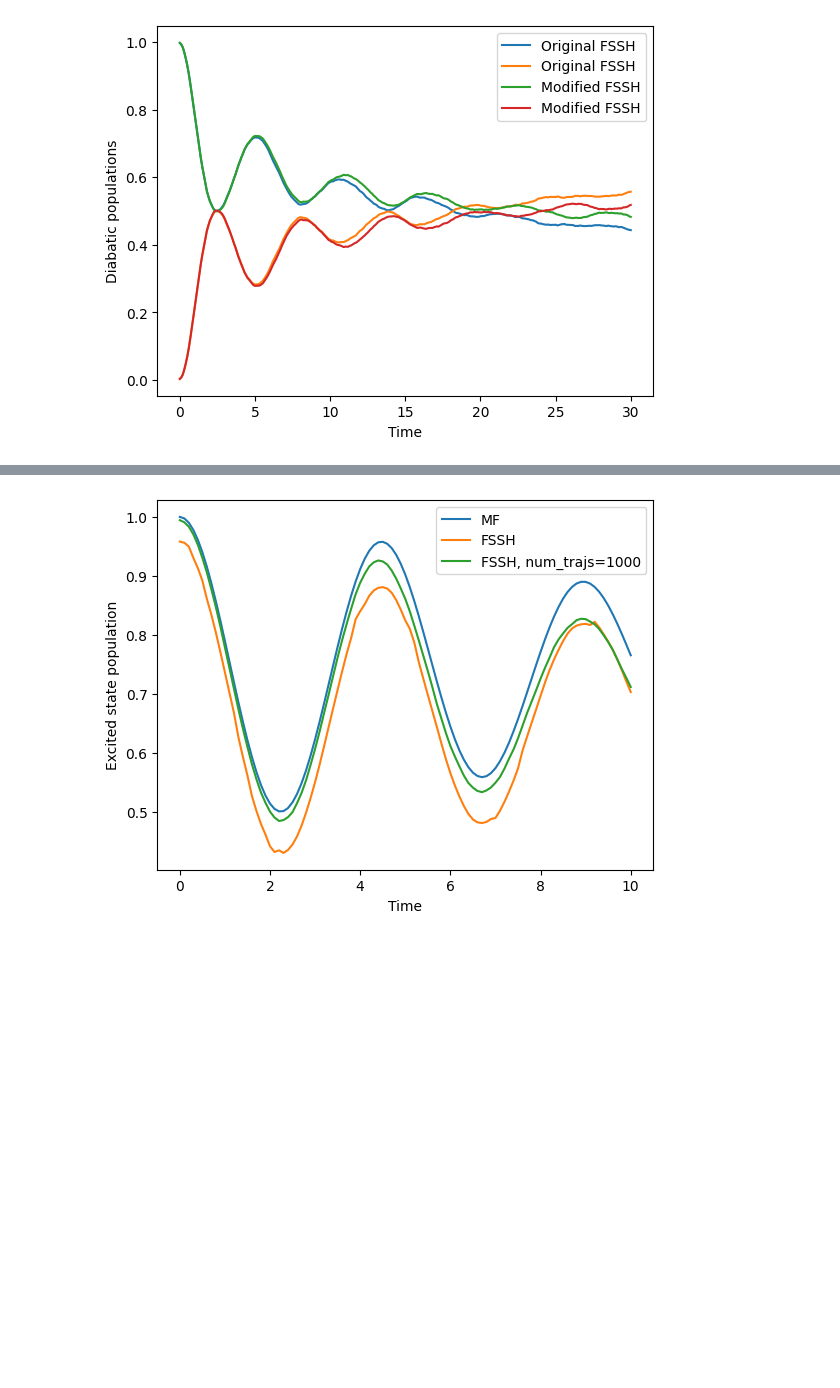
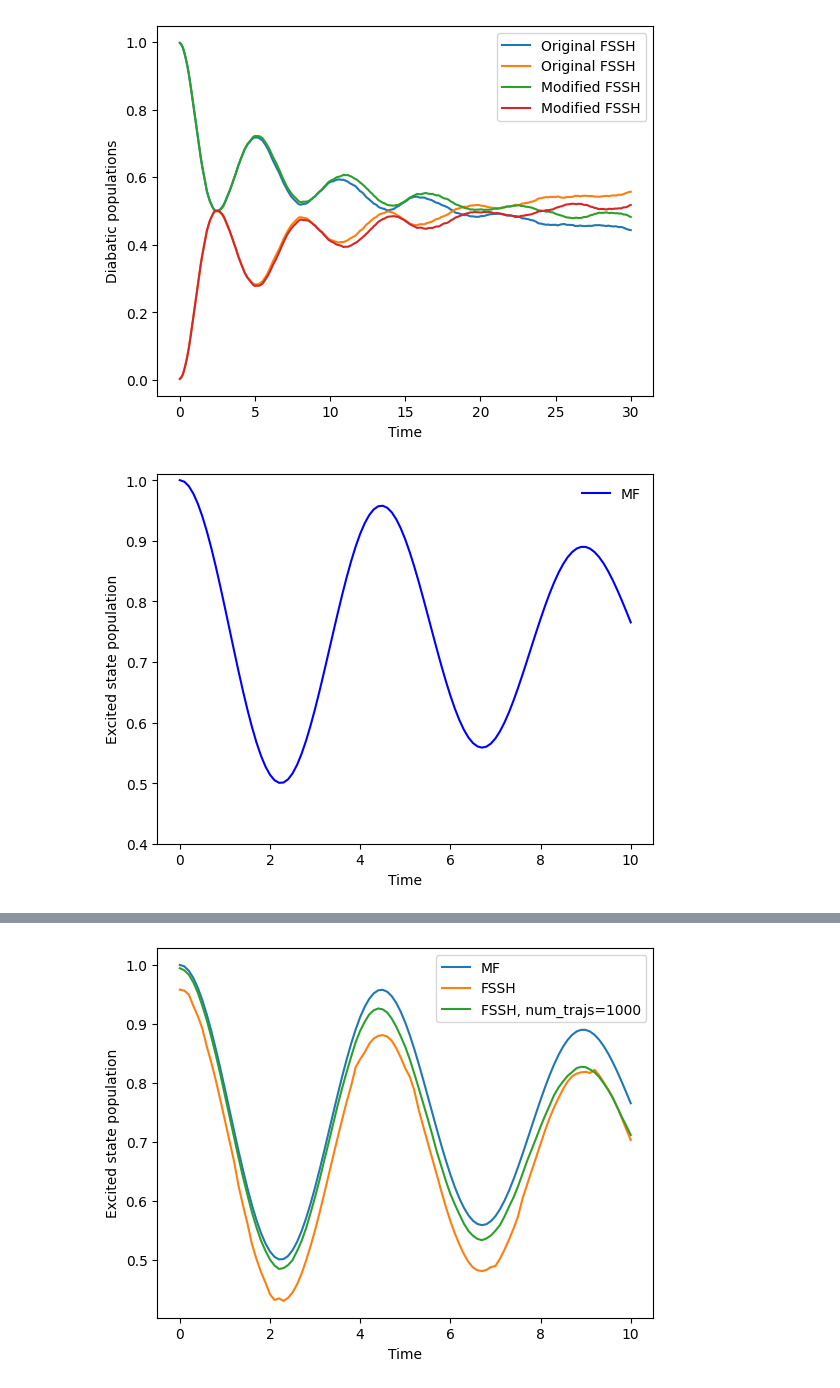
Before and after one commit to tempelaar-team/qclab-dev, a Jupyter notebook: examples/docs_example.ipynb, the cells around one changed output, grey strips where cells are left out. Cells and saved outputs as stored; diff of their text form; code cells hidden in the pictures; blank space fills up the shorter version.

```diff
--- a/examples/docs_example.ipynb
+++ b/examples/docs_example.ipynb
@@ -916,49 +916,54 @@ Task #12 <function update_act_surf_wf at 0x...>
 # %%
 import numpy as np
 import matplotlib.pyplot as plt
 from qc_lab import Simulation
 from qc_lab.models import SpinBoson
 from qc_lab.algorithms import MeanField
 from qc_lab.dynamics import serial_driver
 
 
 # Initialize the simulation object.
 sim = Simulation()
 # Equip it with a SpinBoson model object.
 sim.model = SpinBoson()
 # Attach the MeanField algorithm.
 sim.algorithm = MeanField()
 # Initialize the diabatic wavefunction.
 # Here, the first state is the upper state and the second is the lower state.
 sim.state.wf_db = np.array([1, 0], dtype=complex)
 # Run the simulation.
-data = serial_driver(sim)
+#data = serial_driver(sim)
 
 # Pull out the time.
 t = data.data_dict["t"]
 # Get populations from the diagonal of the density matrix.
 populations = np.real(np.einsum("tii->ti", data.data_dict["dm_db"]))
 # Get the classical and quantum energy.
 classical_energy = data.data_dict["classical_energy"]
 quantum_energy = data.data_dict["quantum_energy"]
 
-plt.plot(t, populations[:, 0], label="upper state")
-plt.plot(t, populations[:, 1], label="lower state")
-plt.xlabel("time")
-plt.ylabel("population")
-plt.legend()
-#plt.savefig("populations.png")
-plt.close()
+plt.plot(t, populations[:, 0], color="blue",label='MF')
+#plt.plot(t, populations[:, 1], label="lower state")
+plt.xlabel('Time')
+plt.ylabel('Excited state population')
+plt.ylim([0.4,1.01])
+#plt.savefig('fssh_lreorg.png')
+plt.legend(frameon=False)
+plt.savefig('mf.png')
+plt.show()
 
-plt.plot(t, classical_energy - classical_energy[0], label="classical energy")
-plt.plot(t, quantum_energy - quantum_energy[0], label="quantum energy")
-plt.plot(
-    t,
-    classical_energy + quantum_energy - classical_energy[0] - quantum_energy[0],
-    label="total energy",
-)
-plt.xlabel("time")
-plt.ylabel("energy")
-plt.legend()
+# plt.plot(t, classical_energy - classical_energy[0], label="classical energy")
+# plt.plot(t, quantum_energy - quantum_energy[0], label="quantum energy")
+# plt.plot(
+#     t,
+#     classical_energy + quantum_energy - classical_energy[0] - quantum_energy[0],
+#     label="total energy",
+# )
+# plt.xlabel("time")
+# plt.ylabel("energy")
+# plt.legend()
 #plt.savefig("energies.png")
-plt.close()
+#plt.close()
+#plt.show()
+# %% [output]
+[figure, added]
```
Also changed, not shown: parts of 11 cells of this notebook, 36 other files.
